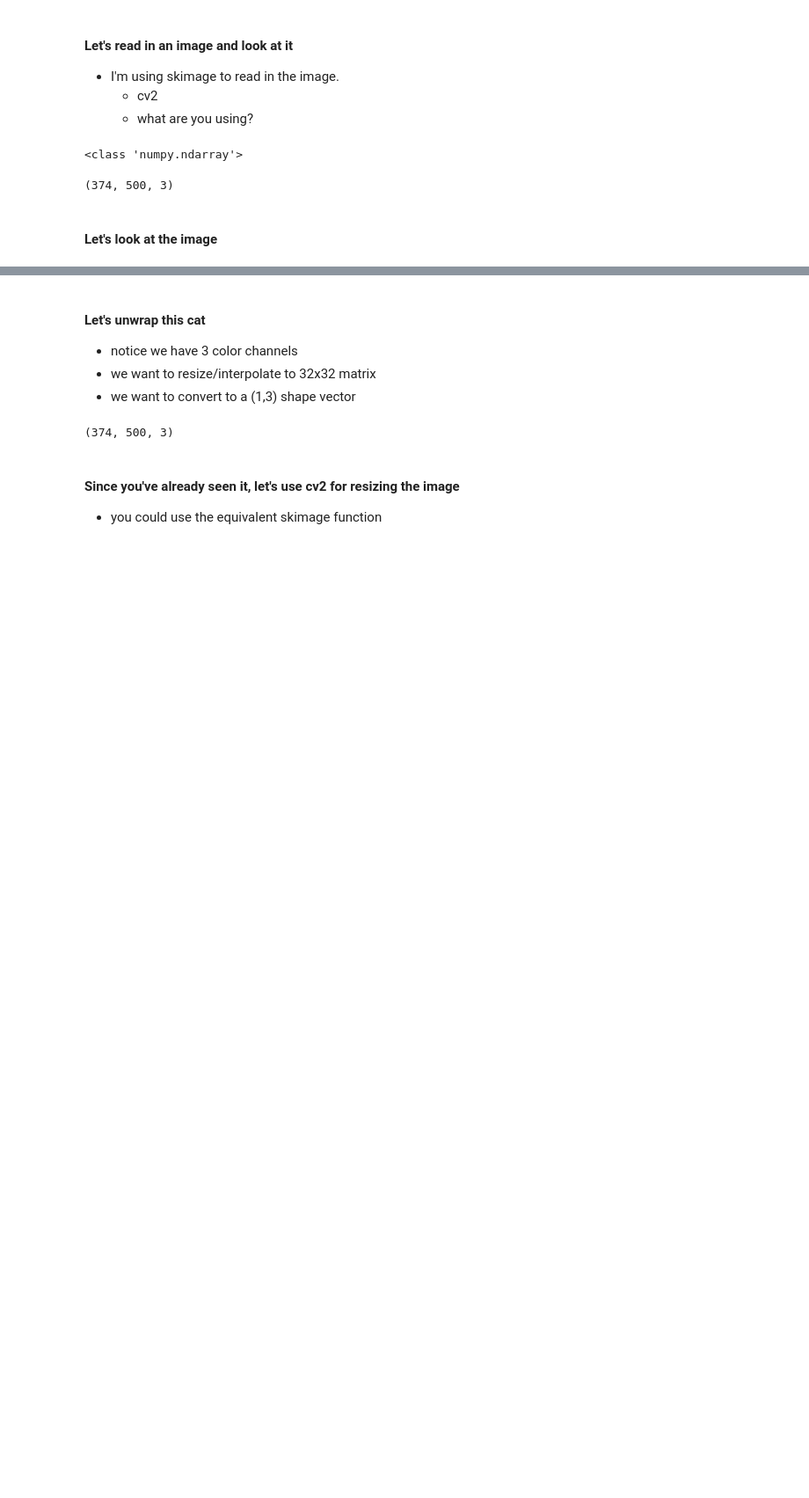
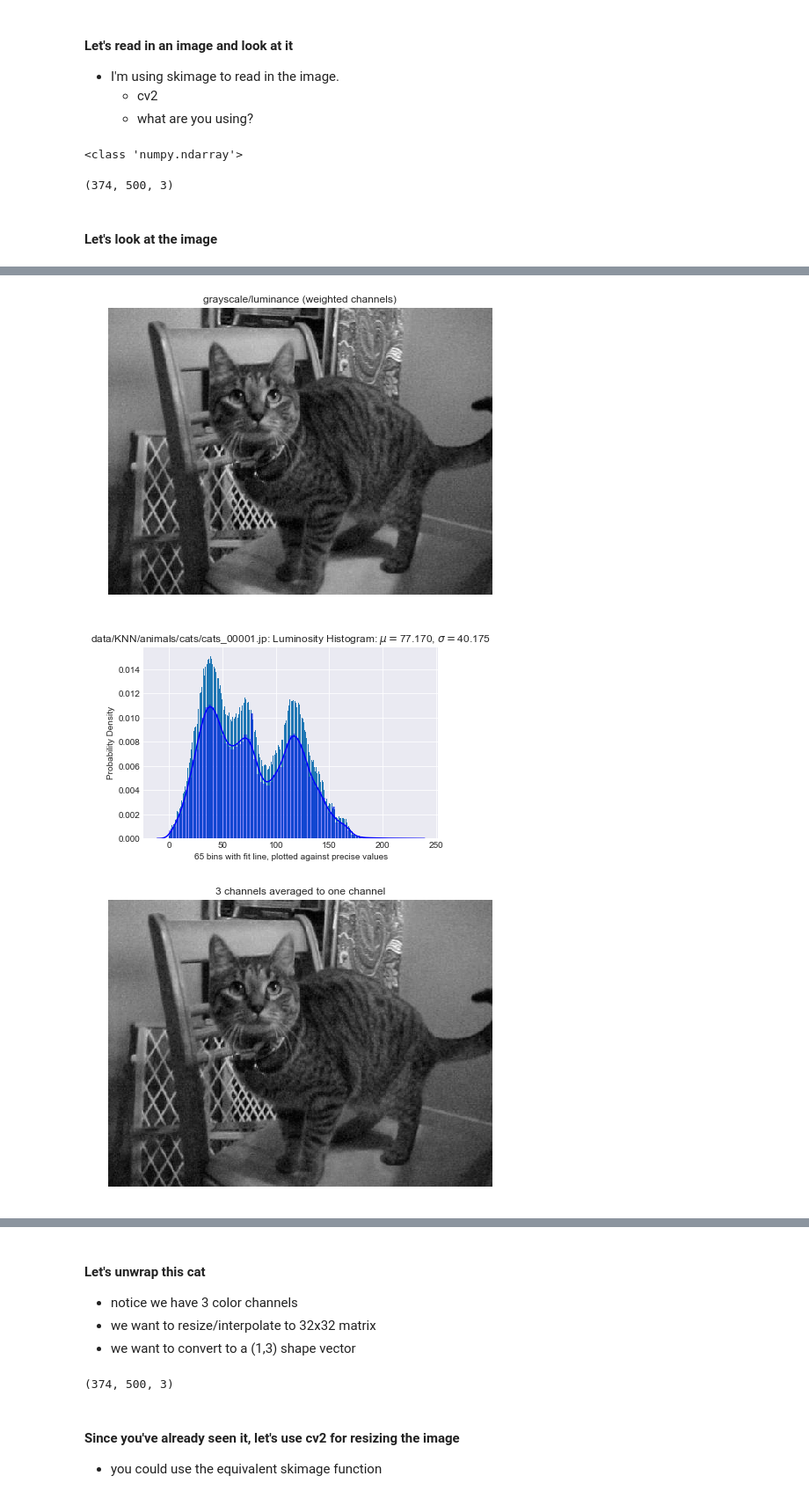
Before and after one commit to MnemoSemiotic/CS3120_ML_suppl_mats, a Jupyter notebook: 01__2019_03_07_img_io_and_simple_crossval.ipynb, the cells around one changed output, grey strips where cells are left out. Shown at 88% size. Drawn from its saved outputs; the diff is of its cells as text; code cells hidden in the pictures; blank space fills up the shorter version.

Commit message:
add hist plots

```diff
--- a/01__2019_03_07_img_io_and_simple_crossval.ipynb
+++ b/01__2019_03_07_img_io_and_simple_crossval.ipynb
@@ -122,0 +201,6 @@ plot_image(cat0_rgb, cats_filenames[0] + ' original')
+# %%
+plot_histograms(cat0_rgb, cats_filenames[0], images=True)
+# %% [output]
+[figure, added]
+[figure, added]
+[figure, added]
```
Also changed, not shown: parts of 10 cells of this notebook.
